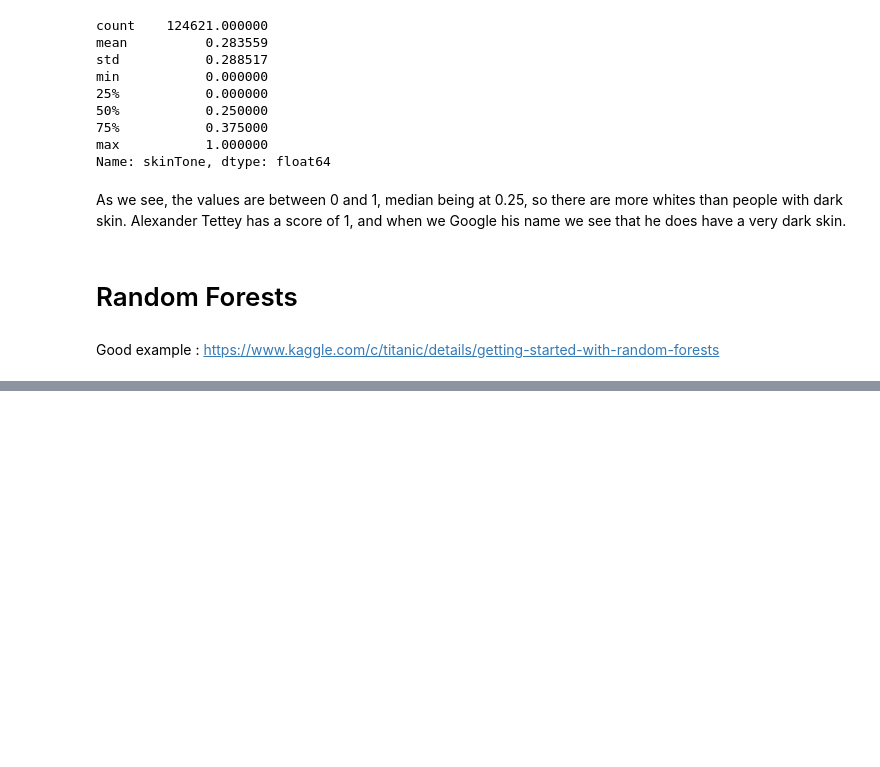
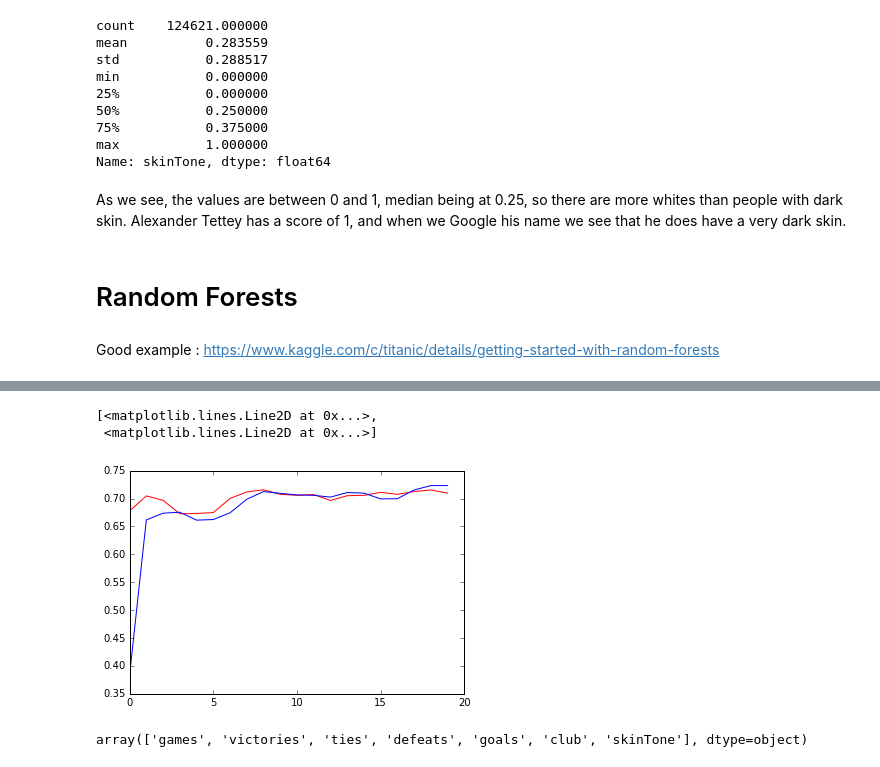
Before and after one commit to Maaarmotte/Ada2016, a Jupyter notebook: 04 - Applied ML/Homework 4 - Maiki.ipynb, the cells around one changed output, grey strips where cells are left out. Cells and saved outputs as stored; diff of their text form; code cells hidden in the pictures; blank space fills up the shorter version.

```diff
--- a/04 - Applied ML/Homework 4 - Maiki.ipynb
+++ b/04 - Applied ML/Homework 4 - Maiki.ipynb
@@ -14,6 +17,7 @@ import matplotlib.pyplot as plt
 # %%
 
 df = pd.read_csv('CrowdstormingDataJuly1st.csv')
+df = df.iloc[:, :-9]
 # %%
 df.head()
 # %% [output]
@@ -166,0 +197,12 @@ Good example : https://www.kaggle.com/c/titanic/details/getting-started-with-ran
+# %%
+df.dropna(inplace=True)
+
+tosum = ['player', 'games', 'victories', 'ties', 'defeats', 'goals', 'yellowCards', 'yellowReds', 'redCards']
+tocollect = ['player', 'height', 'weight', 'skinTone']
+tomode = ['player', 'club', 'leagueCountry', 'position']
+
+group1 = df[tosum].groupby('player').sum()
+group2 = df[tocollect].groupby('player').first()
+group3 = df[tomode].groupby('player').agg(lambda x:x.value_counts().index[0])
+
+df = pd.concat([group1, group2, group3], axis=1)
@@ -166,0 +255,6 @@ Good example : https://www.kaggle.com/c/titanic/details/getting-started-with-ran
+# %%
+f = pd.DataFrame()
+f['column'] = Xy.columns.drop('skinTone')
+f['importance'] = selector.ranking_
+f['support'] = selector.support_
+f.sort_values(by='importance', ascending=True)
@@ -166,0 +276,31 @@ Good example : https://www.kaggle.com/c/titanic/details/getting-started-with-ran
+# %%
+features1 = f[f.importance == 1].column.append(pd.Series('skinTone'))
+features2 = f[f.importance != 1].column.append(pd.Series('skinTone'))
+
+folds = 20
+cv = 10
+
+Xy = df[features1]
+Xy2 = df[features2]
+
+average = []
+average2 = []
+for i in range(folds):
+    results = []
+    results2 = []
+    for j in range(cv):
+        results.append(train_and_predict(Xy, (i+1)/folds))
+        results2.append(train_and_predict(Xy2, (i+1)/folds))
+
+    average.append(sum(results)/len(results))
+    average2.append(sum(results2)/len(results2))
+
+plt.plot(average, 'r-', average2, 'b-')
+# %% [output]
+[<matplotlib.lines.Line2D at 0x...>,
+ <matplotlib.lines.Line2D at 0x...>]
+[figure, added]
+# %%
+Xy.columns.values
+# %% [output]
+array(['games', 'victories', 'ties', 'defeats', 'goals', 'club', 'skinTone'], dtype=object)
```
Also changed, not shown: parts of 9 cells of this notebook.
